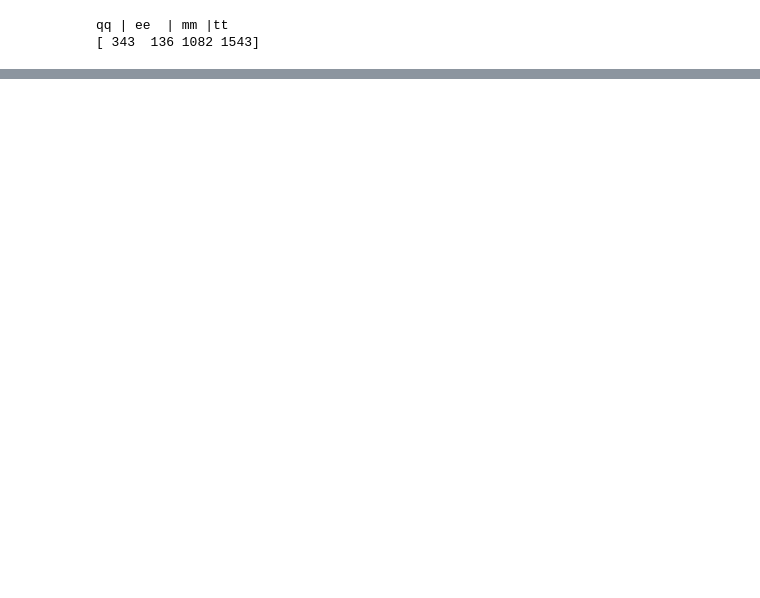
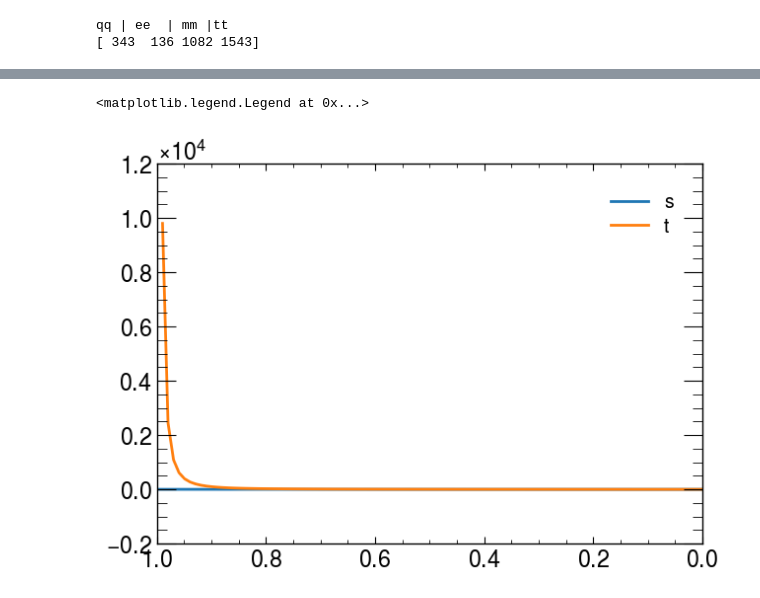
Before and after one commit to leon-goepfert/FP2, a Jupyter notebook: DataAna1.ipynb, the cells around one changed output, grey strips where cells are left out. Drawn from its saved outputs; the diff is of its cells as text; code cells hidden in the pictures; blank space fills up the shorter version.

```diff
--- a/DataAna1.ipynb
+++ b/DataAna1.ipynb
@@ -260,0 +314,14 @@ qq | ee  | mm |tt
+# %%
+x = np.linspace(1,0,100)
+s_channel = (1+x**2)
+t_channel = (1-x)**(-2)
+
+
+plt.figure(figsize=(7,5))
+plt.plot(x,s_channel,label="s")
+plt.plot(x,t_channel,label="t")
+plt.xlim(1,0)
+plt.legend()
+# %% [output]
+<matplotlib.legend.Legend at 0x...>
+[figure, added]
```
Also changed, not shown: parts of 19 cells of this notebook.
